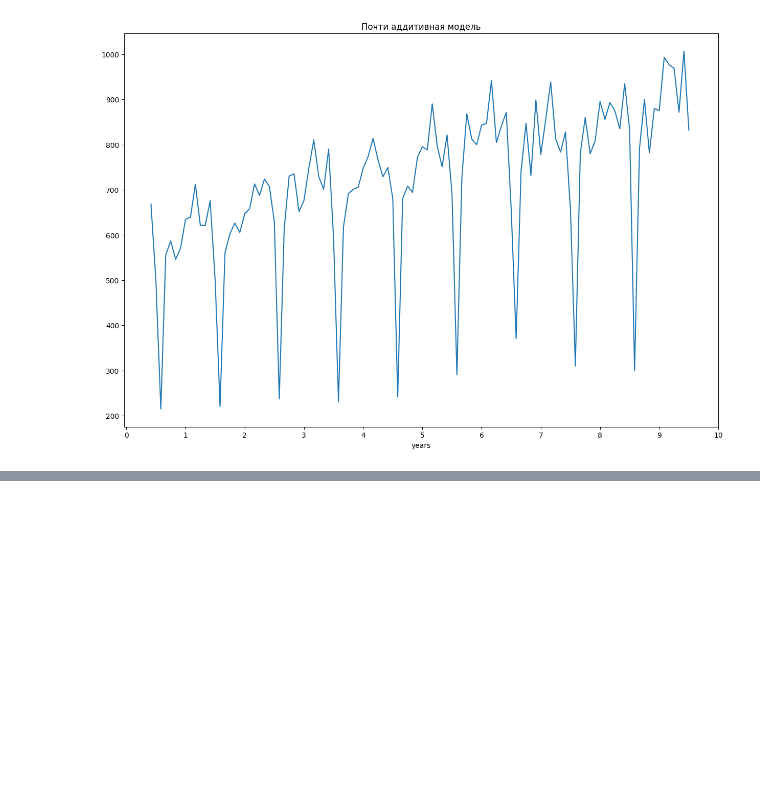
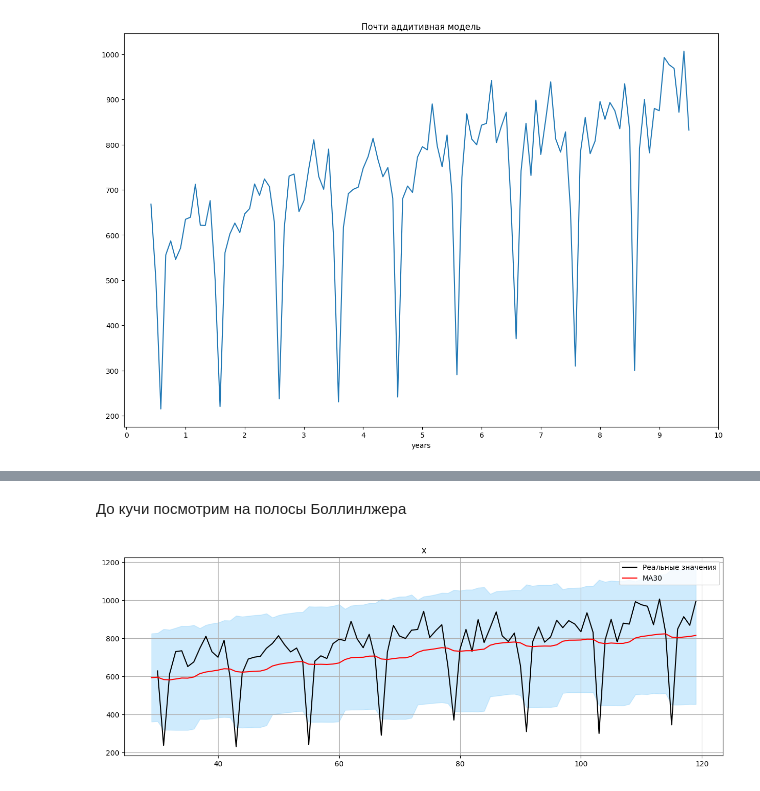
Before and after one commit to alexvilno/PSU_TIMESERIES, a Jupyter notebook: homework2/homework.ipynb, the cells around one changed output, grey strips where cells are left out. Saved outputs shown, nothing was run; the diff lists cells and outputs as text; code cells hidden in the pictures; blank space fills up the shorter version.

```diff
--- a/homework2/homework.ipynb
+++ b/homework2/homework.ipynb
@@ -114,0 +136,21 @@ plot_assignation(axs, new_ps, "years", "", "Почти аддитивная мо
+# %%
+from statsmodels.tsa.stattools import adfuller
+
+alpha = 0.05
+ts = sales_df["x"]
+dftest = adfuller(ts, autolag='AIC')
+output_dict = pd.Series(dftest[0:4], index=[
+    'Test Statistic',
+    'p-value',
+    '#Lags used',
+    '#Observation used'
+])
+
+for key, value in dftest[4].items():
+    output_dict['Critical Value (%s)'%key] = value
+print(output_dict)
+
+if output_dict['p-value'] < alpha:
+    print(f"Значение p меньше {alpha * 100}%. Ряд стационарный.")
+else:
+    print(f"Значение p больше равно {alpha * 100}%. Ряд не стационарный.")
@@ -114,0 +167,26 @@ plot_assignation(axs, new_ps, "years", "", "Почти аддитивная мо
+# %% [markdown]
+До кучи посмотрим на полосы Боллинлжера
+# %%
+window = 30
+
+rolling_mean = ts.rolling(window=window).mean()
+rolling_std = ts.rolling(window=window).std()
+
+plt.figure(figsize=(15,5))
+plt.title(ts.name)
+plt.plot(ts[window:], label='Реальные значения', color="black")
+
+plt.plot(rolling_mean, 'g', label='MA'+str(window),
+             color="red")
+
+lower_bound = rolling_mean - (1.96 * rolling_std)
+upper_bound = rolling_mean + (1.96 * rolling_std)
+
+plt.fill_between(x=ts.index, y1=lower_bound, y2=upper_bound,
+                 color='lightskyblue', alpha=0.4)
+plt.legend(loc='best')
+
+plt.grid(True)
+plt.show()
+# %% [output]
+[figure, added]
```
Also changed, not shown: parts of 11 cells of this notebook.
